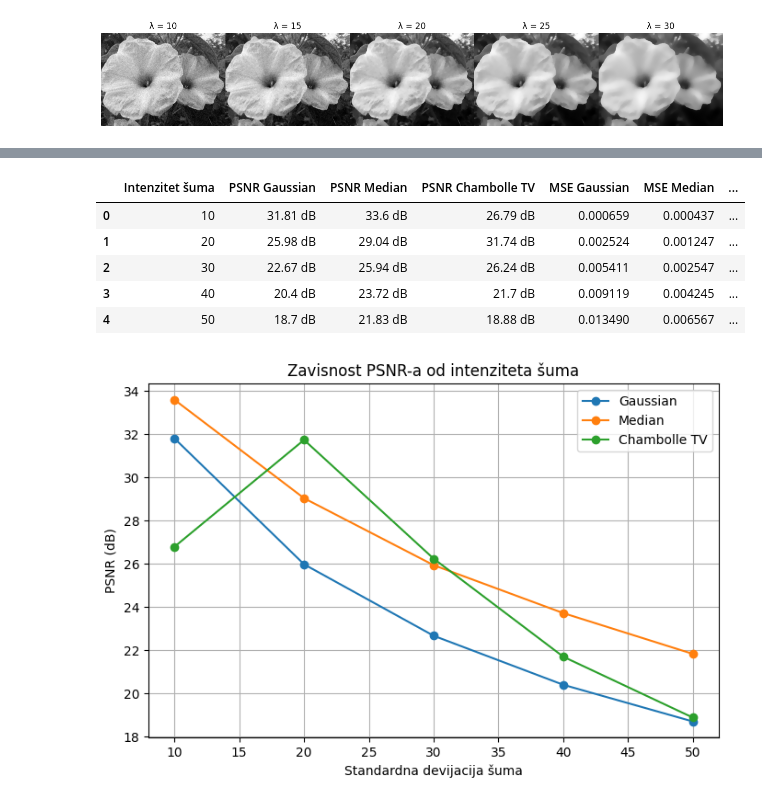
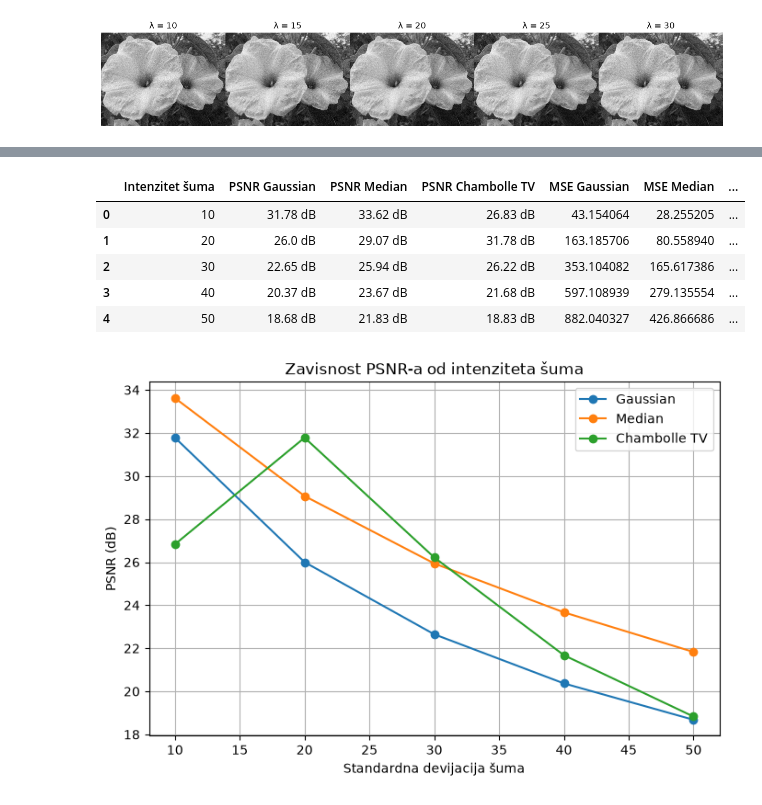
Before and after one commit to NataMata/TotalVariationDenoisingMethod, a Jupyter notebook: gaussian_median_chambolle.ipynb, the cells around one changed output, grey strips where cells are left out. Saved outputs shown, nothing was run; the diff lists cells and outputs as text; code cells hidden in the pictures.

```diff
--- a/gaussian_median_chambolle.ipynb
+++ b/gaussian_median_chambolle.ipynb
@@ -17,14 +16,12 @@ from skimage.morphology import footprint_rectangle
 def load_image(image_path):
     if os.path.exists(image_path):
         image = Image.open(image_path).convert('L')
-        image_array = np.array(image)
-        return img_as_float64(image_array)
-    return img_as_float64(data.camera())
+        return np.asarray(image, dtype=np.float64)
+    return np.asarray(data.camera(), dtype=np.float64)
 
 def add_gaussian_noise(image, std_dev):
-    var = (std_dev / 255)**2
-    noisy_image = random_noise(image, mode='gaussian', clip=True, var=var)
-    return noisy_image
+    noisy_image = image + np.random.normal(0.0, std_dev, image.shape)
+    return np.clip(noisy_image, 0.0, 255.0)
 
 def plot_orginal_and_noisy(original_image, noisy_image):
     plt.figure(figsize=(12, 4))
@@ -65,7 +62,7 @@ def chambolle_projection(f, lam, dt=0.248, tol=1e-2, max_iter=5000, p=None):
     py = np.zeros_like(f) if p is None else p[1].copy()
 
     for _ in range(max_iter):
-        gx, gy = forward_gradient(divergence(px, py) - lam * f)
+        gx, gy = forward_gradient(divergence(px, py) - f / lam)
         norm = np.sqrt(gx * gx + gy * gy)
         denom = 1.0 + dt * norm
         px_new = (px + dt * gx) / denom
@@ -75,19 +72,20 @@ def chambolle_projection(f, lam, dt=0.248, tol=1e-2, max_iter=5000, p=None):
         if change <= tol:
             break
 
-    u = np.clip(f - divergence(px, py) / lam, 0.0, 1.0)
+    u = np.clip(f - lam * divergence(px, py), 0.0, 255.0)
     return u, (px, py)
 
-def denoise_tv(noisy_image, std_dev=20, n_outer=5):
-    sigma = std_dev / 255.0
+def denoise_tv(noisy_image, std_dev=20, n_outer=5, lam=None):
+    sigma = std_dev
     n = np.sqrt(noisy_image.size)
-    lam = (2.1237 / std_dev + 2.0547 / (std_dev ** 2)) * 255.0
+    if lam is None:
+        lam = 1.0 / (2.1237 / std_dev + 2.0547 / (std_dev ** 2))
     p = None
     u = noisy_image
     for _ in range(n_outer):
         u, p = chambolle_projection(noisy_image, lam, p=p)
         residual = np.linalg.norm(u - noisy_image)
-        lam = lam * residual / (n * sigma)
+        lam = lam * (n * sigma) / residual
     return u
 # %%
 def compare(*images):
@@ -193,34 +186,34 @@ for i, std in enumerate(std_var):
 #            'Chambolle TV filter za std_dev = 30')
 # %%
 
-psnr_gaussian = [round(psnr(original_image, gaussian_denoised), 2) for gaussian_denoised in gaussian_denoised_images]
-psnr_median = [round(psnr(original_image, median_denoised), 2) for median_denoised in median_denoised_images]
-psnr_tv = [round(psnr(original_image, tv_denoised), 2) for tv_denoised in tv_denoised_images]
+psnr_gaussian = [round(psnr(original_image, gaussian_denoised, data_range=255), 2) for gaussian_denoised in gaussian_denoised_images]
+psnr_median = [round(psnr(original_image, median_denoised, data_range=255), 2) for median_denoised in median_denoised_images]
+psnr_tv = [round(psnr(original_image, tv_denoised, data_range=255), 2) for tv_denoised in tv_denoised_images]
 
 mse_gaussian = [mse(original_image, gaussian_denoised) for gaussian_denoised in gaussian_denoised_images]
 mse_median = [mse(original_image, median_denoised) for median_denoised in median_denoised_images]
 mse_tv = [mse(original_image, tv_denoised) for tv_denoised in tv_denoised_images]
 
 data = {
     "Intenzitet šuma": std_var,
     "PSNR Gaussian": [str(psnr_gaussian_) + " dB" for psnr_gaussian_ in psnr_gaussian],
     "PSNR Median": [str(psnr_median_) + " dB" for psnr_median_ in psnr_median],
     "PSNR Chambolle TV": [str(psnr_tv_) + " dB" for psnr_tv_ in psnr_tv],
     "MSE Gaussian": mse_gaussian,
     "MSE Median": mse_median,
     "MSE Chambolle TV": mse_tv
 }
 
 
 df = pd.DataFrame(data)
 df
 # %% [output]
 |  | Intenzitet šuma | PSNR Gaussian | PSNR Median | PSNR Chambolle TV | MSE Gaussian | MSE Median | ... |
-| 0 | 10 | 31.81 dB | 33.6 dB | 26.79 dB | 0.000659 | 0.000437 | ... |
-| 1 | 20 | 25.98 dB | 29.04 dB | 31.74 dB | 0.002524 | 0.001247 | ... |
-| 2 | 30 | 22.67 dB | 25.94 dB | 26.24 dB | 0.005411 | 0.002547 | ... |
-| 3 | 40 | 20.4 dB | 23.72 dB | 21.7 dB | 0.009119 | 0.004245 | ... |
-| 4 | 50 | 18.7 dB | 21.83 dB | 18.88 dB | 0.013490 | 0.006567 | ... |
+| 0 | 10 | 31.78 dB | 33.62 dB | 26.83 dB | 43.154064 | 28.255205 | ... |
+| 1 | 20 | 26.0 dB | 29.07 dB | 31.78 dB | 163.185706 | 80.558940 | ... |
+| 2 | 30 | 22.65 dB | 25.94 dB | 26.22 dB | 353.104082 | 165.617386 | ... |
+| 3 | 40 | 20.37 dB | 23.67 dB | 21.68 dB | 597.108939 | 279.135554 | ... |
+| 4 | 50 | 18.68 dB | 21.83 dB | 18.83 dB | 882.040327 | 426.866686 | ... |
 # %%
 plt.figure(figsize=(8, 5))
 
@@ -236,4 +229,4 @@ plt.legend()
 plt.grid(True)
 plt.show()
 # %% [output]
-[figure, old version]
+[figure, new version]
```
Also changed, not shown: parts of 4 cells of this notebook.
